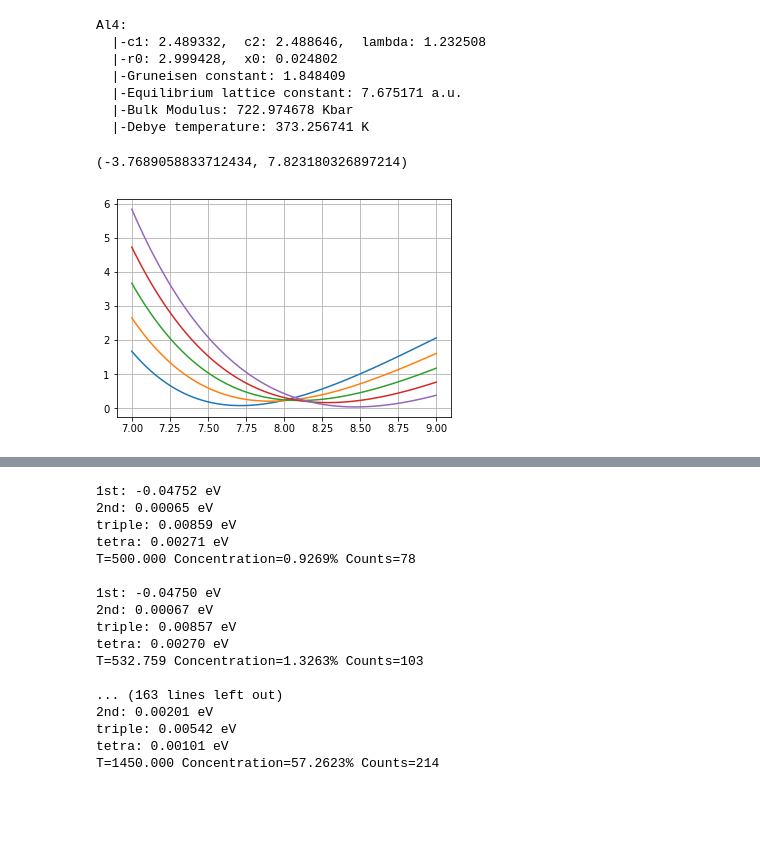
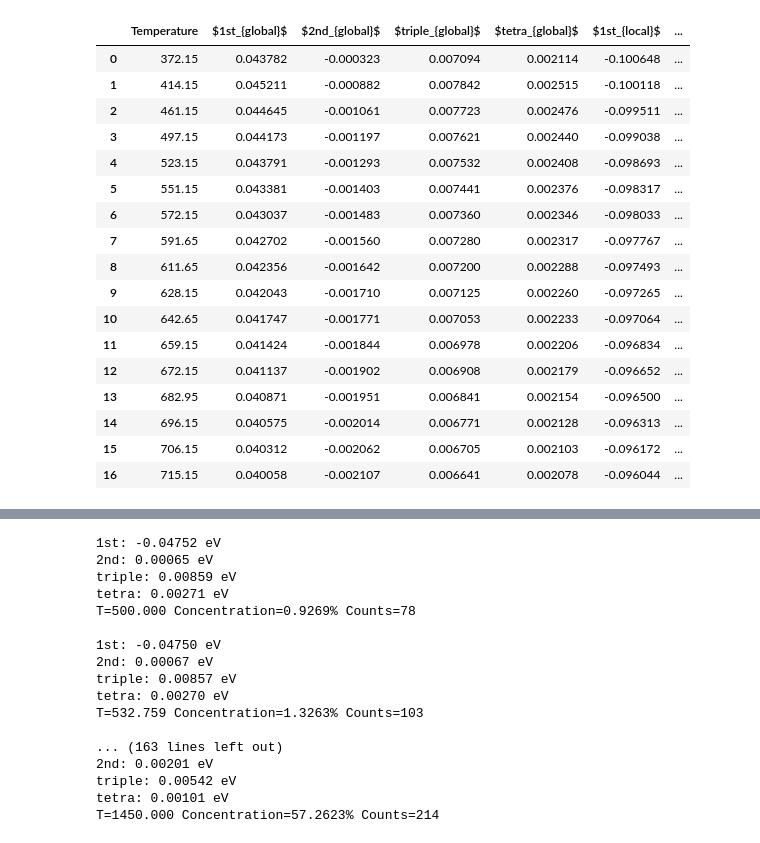
Before and after one commit to TsumiNa/CVM, a Jupyter notebook: samples/tetrahedron.ipynb, the cells around one changed output, grey strips where cells are left out. Drawn from its saved outputs; the diff is of its cells as text; code cells hidden in the pictures; blank space fills up the shorter version.

```diff
--- a/samples/tetrahedron.ipynb
+++ b/samples/tetrahedron.ipynb
@@ -76,36 +36,41 @@ tag_800k-<$T_\mathrm{FD}=800$K>-<skip: False>:
-# %%
-vib = sample.Al4
-vib
-# %% [output]
-Al4:
-  |-c1: 2.489332,  c2: 2.488646,  lambda: 1.232508
-  |-r0: 2.999428,  x0: 0.024802
-  |-Gruneisen constant: 1.848409
-  |-Equilibrium lattice constant: 7.675171 a.u.
-  |-Bulk Modulus: 722.974678 Kbar
-  |-Debye temperature: 373.256741 K
-# %%
-vib(800, min_x='lattice')
-# %% [output]
-(-3.7689058833712434, 7.823180326897214)
-# %%
-x = np.linspace(vib._xs[0], vib._xs[-1], 100)
-
-y = [sample.Al4(200, r=x_) for x_ in x]
-plt.plot(uc.ad2lc(x), y)
-
-y = [sample.Al3Mg1(200, r=x_) for x_ in x]
-plt.plot(uc.ad2lc(x), y)
-
-y = [sample.Al2Mg2(200, r=x_) for x_ in x]
-plt.plot(uc.ad2lc(x), y)
-
-y = [sample.Al1Mg3(200, r=x_) for x_ in x]
-plt.plot(uc.ad2lc(x), y)
-
-y = [sample.Mg4(200, r=x_) for x_ in x]
-plt.plot(uc.ad2lc(x), y)
-
-plt.grid()
-# %% [output]
-[figure, removed]
+# %%
+from collections import defaultdict
+
+ret = defaultdict(list)
+
+for i, (T, r_0) in enumerate(sample.ite(temperature=tetra.experiment['temperature'].values[::-1])):
+    ret['Temperature'].append(T)
+
+    g = sample(T, r=r_0(tetra.experiment['concentration'].values[-i]))
+    ret['$1st_{global}$'].append(g.pair1)
+    ret['$2nd_{global}$'].append(g.pair2)
+    ret['$triple_{global}$'].append(g.triple)
+    ret['$tetra_{global}$'].append(g.tetra)
+
+    l = sample(T)
+    ret['$1st_{local}$'].append(l.pair1)
+    ret['$2nd_{local}$'].append(l.pair2)
+    ret['$triple_{local}$'].append(l.triple)
+    ret['$tetra_{local}$'].append(l.tetra)
+# %%
+ret = pd.DataFrame(ret)
+ret
+# %% [output]
+|  | Temperature | $1st_{global}$ | $2nd_{global}$ | $triple_{global}$ | $tetra_{global}$ | $1st_{local}$ | ... |
+| 0 | 372.15 | 0.043782 | -0.000323 | 0.007094 | 0.002114 | -0.100648 | ... |
+| 1 | 414.15 | 0.045211 | -0.000882 | 0.007842 | 0.002515 | -0.100118 | ... |
+| 2 | 461.15 | 0.044645 | -0.001061 | 0.007723 | 0.002476 | -0.099511 | ... |
+| 3 | 497.15 | 0.044173 | -0.001197 | 0.007621 | 0.002440 | -0.099038 | ... |
+| 4 | 523.15 | 0.043791 | -0.001293 | 0.007532 | 0.002408 | -0.098693 | ... |
+| 5 | 551.15 | 0.043381 | -0.001403 | 0.007441 | 0.002376 | -0.098317 | ... |
+| 6 | 572.15 | 0.043037 | -0.001483 | 0.007360 | 0.002346 | -0.098033 | ... |
+| 7 | 591.65 | 0.042702 | -0.001560 | 0.007280 | 0.002317 | -0.097767 | ... |
+| 8 | 611.65 | 0.042356 | -0.001642 | 0.007200 | 0.002288 | -0.097493 | ... |
+| 9 | 628.15 | 0.042043 | -0.001710 | 0.007125 | 0.002260 | -0.097265 | ... |
+| 10 | 642.65 | 0.041747 | -0.001771 | 0.007053 | 0.002233 | -0.097064 | ... |
+| 11 | 659.15 | 0.041424 | -0.001844 | 0.006978 | 0.002206 | -0.096834 | ... |
+| 12 | 672.15 | 0.041137 | -0.001902 | 0.006908 | 0.002179 | -0.096652 | ... |
+| 13 | 682.95 | 0.040871 | -0.001951 | 0.006841 | 0.002154 | -0.096500 | ... |
+| 14 | 696.15 | 0.040575 | -0.002014 | 0.006771 | 0.002128 | -0.096313 | ... |
+| 15 | 706.15 | 0.040312 | -0.002062 | 0.006705 | 0.002103 | -0.096172 | ... |
+| 16 | 715.15 | 0.040058 | -0.002107 | 0.006641 | 0.002078 | -0.096044 | ... |
```
Also changed, not shown: parts of 7 cells of this notebook, 6 other files.
